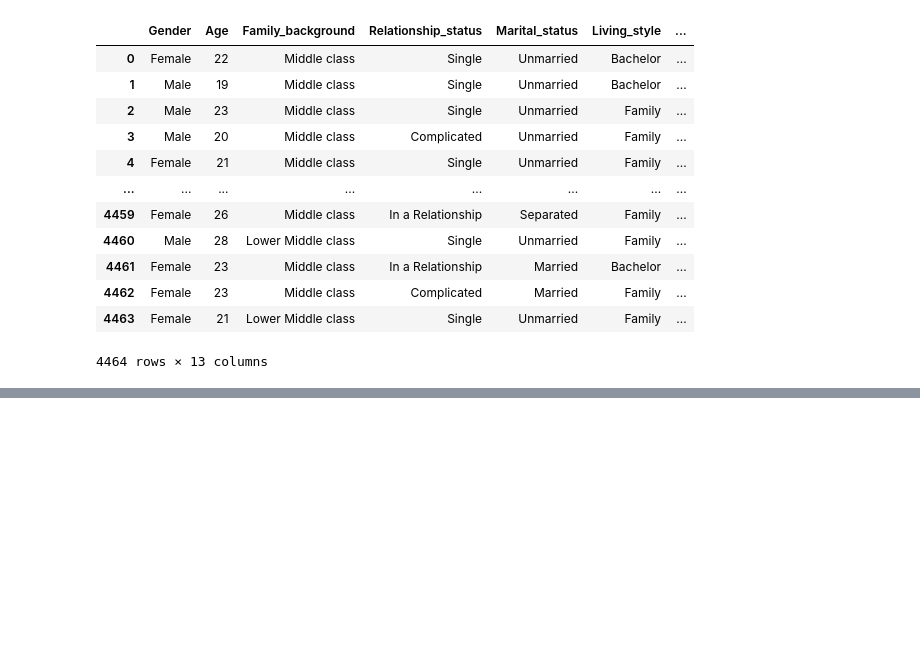
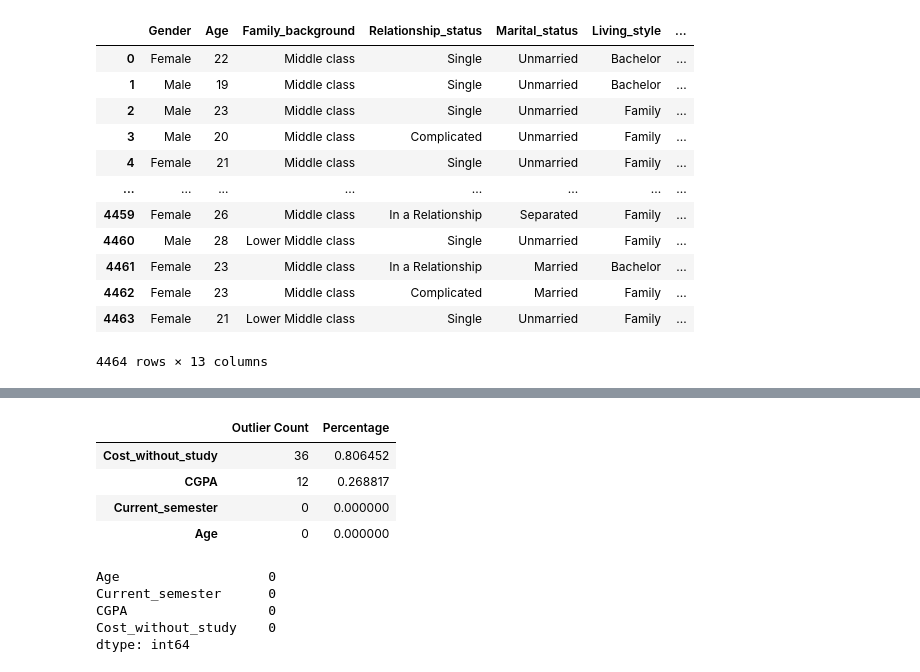
Before and after one commit to Mozzyvocca/Python-Data-Learning, a Jupyter notebook: student_depression.ipynb, the cells around one changed output, grey strips where cells are left out. Cells and saved outputs as stored; diff of their text form; code cells hidden in the pictures; blank space fills up the shorter version.

```diff
--- a/student_depression.ipynb
+++ b/student_depression.ipynb
@@ -79,0 +69,32 @@ Cost_without_study -0.062625          0.013762  0.081900            1.000000
+# %%
+# handle outlier
+numerical_columns = df.select_dtypes(include='number').columns
+
+Q1 = df[numerical_columns].quantile(0.25)
+Q3 = df[numerical_columns].quantile(0.75)
+
+IQR = Q3 - Q1
+
+lower_bound = Q1 - 1.5 * IQR
+upper_bound = Q3 + 1.5 * IQR
+
+outlier_mask = (
+    (df[numerical_columns] < lower_bound) |
+    (df[numerical_columns] > upper_bound)
+)
+
+outlier_summary = pd.DataFrame({
+    'Outlier Count': outlier_mask.sum(),
+    'Percentage': outlier_mask.mean() * 100
+})
+
+outlier_summary.sort_values(
+    by='Outlier Count',
+    ascending=False
+)
+# %% [output]
+|  | Outlier Count | Percentage |
+| Cost_without_study | 36 | 0.806452 |
+| CGPA | 12 | 0.268817 |
+| Current_semester | 0 | 0.000000 |
+| Age | 0 | 0.000000 |
@@ -79,0 +117,15 @@ Cost_without_study -0.062625          0.013762  0.081900            1.000000
+# %%
+# CEK OUTLIER SETELAH CAPPING
+
+outlier_count = (
+    (df[numerical_columns] < lower_bound) |
+    (df[numerical_columns] > upper_bound)
+).sum()
+
+print(outlier_count)
+# %% [output]
+Age                   0
+Current_semester      0
+CGPA                  0
+Cost_without_study    0
+dtype: int64
```
Also changed, not shown: parts of 12 cells of this notebook, 1 other file.
